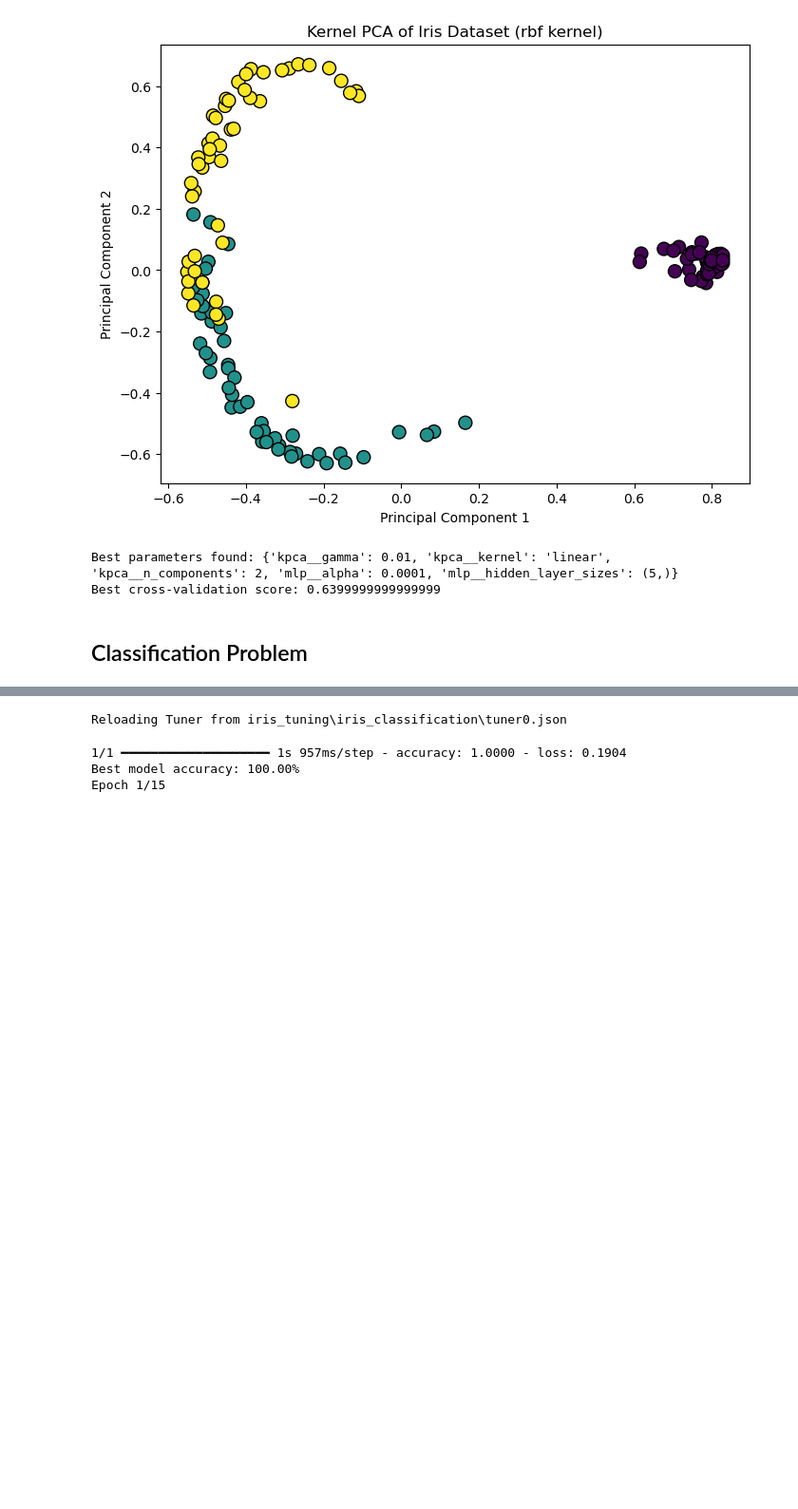
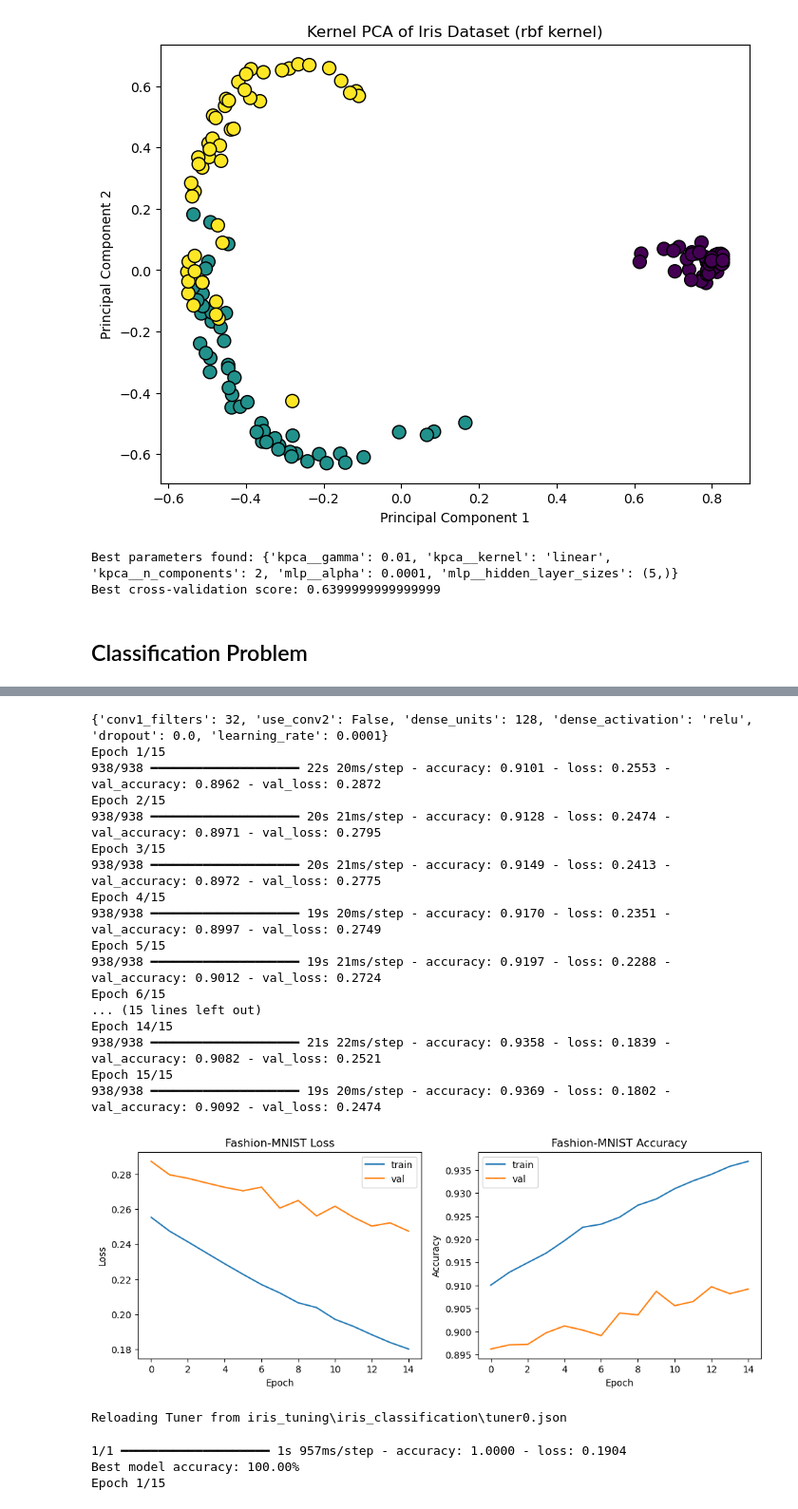
Before and after one commit to Nilswik/DIL700, a Jupyter notebook: lab_2/lab2.ipynb, the cells around one changed output, grey strips where cells are left out. Shown at 95% size. Drawn from its saved outputs; the diff is of its cells as text; code cells hidden in the pictures; blank space fills up the shorter version.

```diff
--- a/lab_2/lab2.ipynb
+++ b/lab_2/lab2.ipynb
@@ -393,3 +354,58 @@ Epoch 8/10
+# %%
+# Display best hyperparameters
+best_hyperparameters = tuner.get_best_hyperparameters()[0]
+print(best_hyperparameters.values)
+
+# Retrain for history
+history = best_model.fit(
+    X_train_minist, y_train_mnist,
+    validation_data=(X_test_mnist, y_test_mnist),
+    epochs=15,
+    batch_size=64,
+    callbacks=callbacks,
+    verbose=1
+)
+
+
+# Plot history loss and accuracy
+plt.figure(figsize=(12,4))
+
+plt.subplot(1,2,1)
+plt.plot(history.history['loss'], label='train')
+plt.plot(history.history['val_loss'], label='val')
+plt.title('Fashion-MNIST Loss')
+plt.xlabel('Epoch')
+plt.ylabel('Loss')
+plt.legend()
+
+plt.subplot(1,2,2)
+plt.plot(history.history['accuracy'], label='train')
+plt.plot(history.history['val_accuracy'], label='val')
+plt.title('Fashion-MNIST Accuracy')
+plt.xlabel('Epoch')
+plt.ylabel('Accuracy')
+plt.legend()
+
+plt.show()
+# %% [output]
+{'conv1_filters': 32, 'use_conv2': False, 'dense_units': 128, 'dense_activation': 'relu', 'dropout': 0.0, 'learning_rate': 0.0001}
+Epoch 1/15
+938/938 ━━━━━━━━━━━━━━━━━━━━ 22s 20ms/step - accuracy: 0.9101 - loss: 0.2553 - val_accuracy: 0.8962 - val_loss: 0.2872
+Epoch 2/15
+938/938 ━━━━━━━━━━━━━━━━━━━━ 20s 21ms/step - accuracy: 0.9128 - loss: 0.2474 - val_accuracy: 0.8971 - val_loss: 0.2795
+Epoch 3/15
+938/938 ━━━━━━━━━━━━━━━━━━━━ 20s 21ms/step - accuracy: 0.9149 - loss: 0.2413 - val_accuracy: 0.8972 - val_loss: 0.2775
+Epoch 4/15
+938/938 ━━━━━━━━━━━━━━━━━━━━ 19s 20ms/step - accuracy: 0.9170 - loss: 0.2351 - val_accuracy: 0.8997 - val_loss: 0.2749
+Epoch 5/15
+938/938 ━━━━━━━━━━━━━━━━━━━━ 19s 21ms/step - accuracy: 0.9197 - loss: 0.2288 - val_accuracy: 0.9012 - val_loss: 0.2724
+Epoch 6/15
+... (15 lines left out)
+Epoch 14/15
+938/938 ━━━━━━━━━━━━━━━━━━━━ 21s 22ms/step - accuracy: 0.9358 - loss: 0.1839 - val_accuracy: 0.9082 - val_loss: 0.2521
+Epoch 15/15
+938/938 ━━━━━━━━━━━━━━━━━━━━ 19s 20ms/step - accuracy: 0.9369 - loss: 0.1802 - val_accuracy: 0.9092 - val_loss: 0.2474
+[figure, added]
 # %%
 from sklearn.datasets import load_iris
 
```
Also changed, not shown: parts of 3 cells of this notebook.
